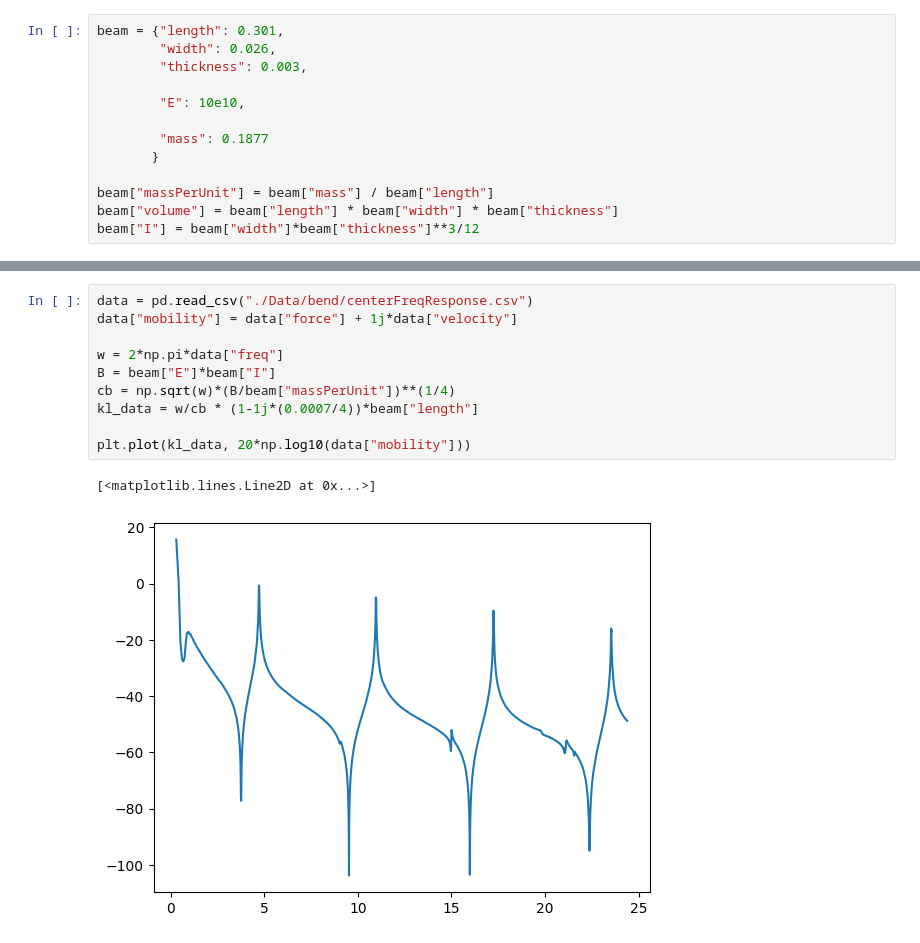
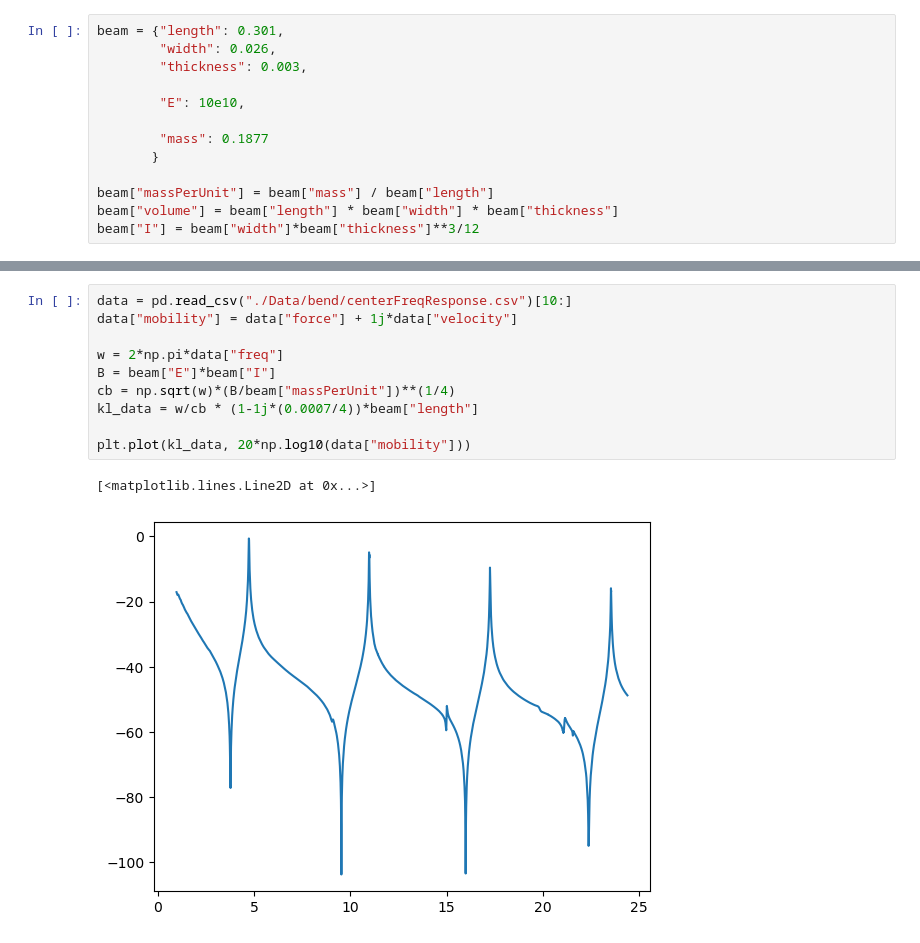
Before and after one commit to taboleiro/BayesianVibrationsModeling, a Jupyter notebook: BEMD.ipynb, the cells around one changed output, grey strips where cells are left out. Saved outputs shown, nothing was run; the diff lists cells and outputs as text.

```diff
--- a/BEMD.ipynb
+++ b/BEMD.ipynb
@@ -43,16 +46,16 @@ plt.plot(kl_data, 20*np.log10(data["mobility"]))
 [<matplotlib.lines.Line2D at 0x...>]
 [figure]
 # %%
-data = pd.read_csv("./Data/bend/centerFreqResponse.csv")
+data = pd.read_csv("./Data/bend/centerFreqResponse.csv")[10:]
 data["mobility"] = data["force"] + 1j*data["velocity"]
 
 w = 2*np.pi*data["freq"]
 B = beam["E"]*beam["I"]
 cb = np.sqrt(w)*(B/beam["massPerUnit"])**(1/4)
 kl_data = w/cb * (1-1j*(0.0007/4))*beam["length"]
 
 plt.plot(kl_data, 20*np.log10(data["mobility"]))
 # %% [output]
 [<matplotlib.lines.Line2D at 0x...>]
-[figure, old version]
+[figure, new version]
 # %%
```
Also changed, not shown: parts of 5 cells of this notebook, 6 other files.
